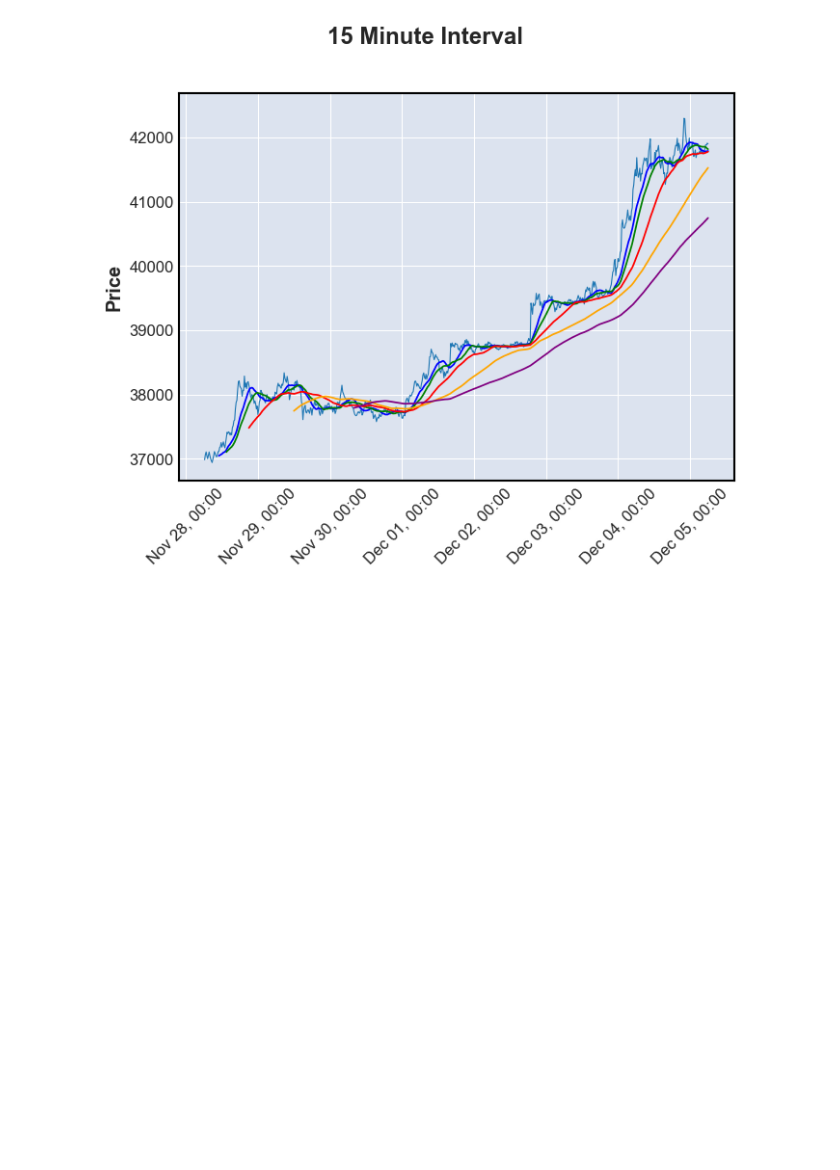
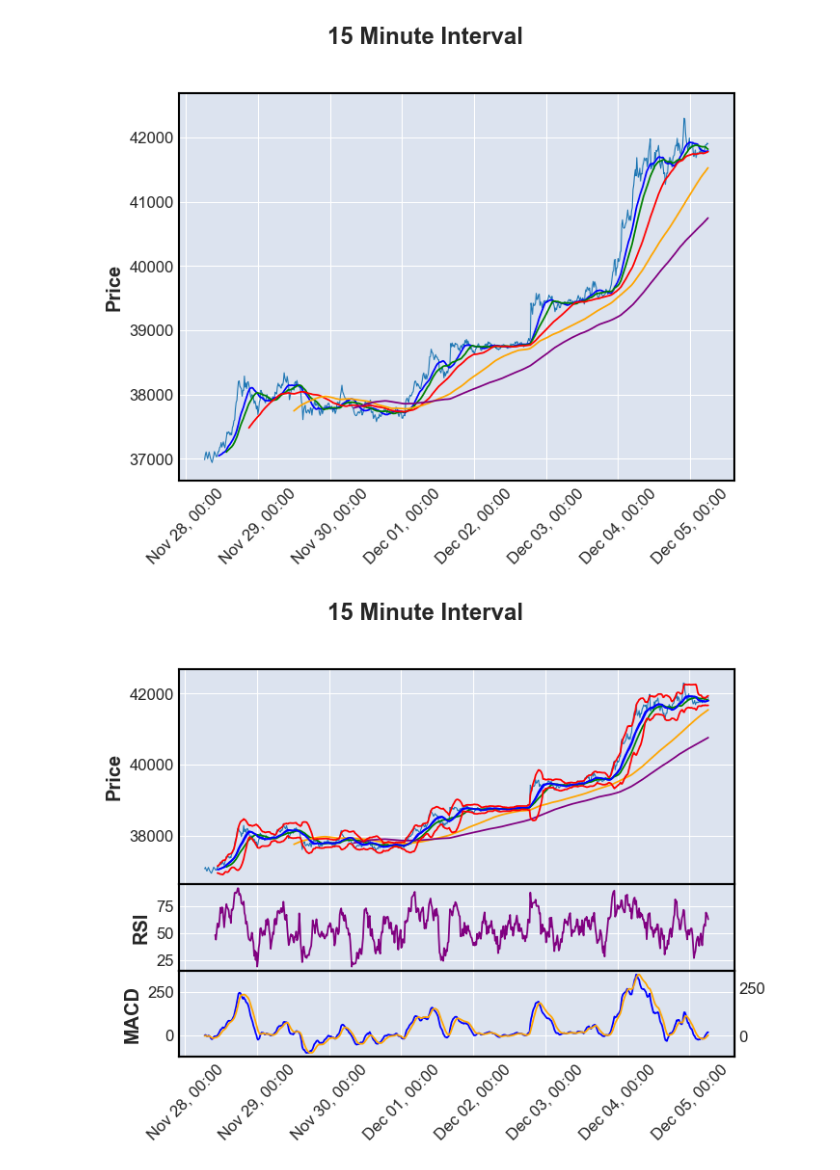
Before and after one commit to akfldk1028/stock_base, a Jupyter notebook: 01_base.ipynb, the cells around one changed output. Saved outputs shown, nothing was run; the diff lists cells and outputs as text; code cells hidden in the pictures; blank space fills up the shorter version.

```diff
--- a/01_base.ipynb
+++ b/01_base.ipynb
@@ -150,32 +150,74 @@ client = Client(api_key, api_secret)
 def get_data(symbol, interval, start, end=None):
     candles = client.get_historical_klines(symbol, interval, start, end)
     dates = [x[0] for x in candles]
     data = [x[1:5] for x in candles]  # Open, High, Low, Close
     df = pd.DataFrame(data, index=pd.to_datetime(dates, unit='ms'), columns=['Open', 'High', 'Low', 'Close']).astype(float)
     # 이동 평균 계산
     df['MA20'] = df['Close'].rolling(window=20).mean()
     df['MA30'] = df['Close'].rolling(window=30).mean()
     df['MA60'] = df['Close'].rolling(window=60).mean()
     df['MA120'] = df['Close'].rolling(window=120).mean()
     df['MA200'] = df['Close'].rolling(window=200).mean()
+
+    # 이동 평균 및 볼린저 밴드 계산
+    period = 18
+    multiplier = 2.0
+    df['MA'] = df['Close'].rolling(window=period).mean()
+    df['STD'] = df['Close'].rolling(window=period).std()
+    df['Upper'] = df['MA'] + (df['STD'] * multiplier)
+    df['Lower'] = df['MA'] - (df['STD'] * multiplier)
+
     return df
 
 
 # 데이터 가져오기
 data_15m = get_data("BTCUSDT", Client.KLINE_INTERVAL_15MINUTE, "7 day ago UTC")
 data_1h = get_data("BTCUSDT", Client.KLINE_INTERVAL_1HOUR, "30 day ago UTC")
 data_4h = get_data("BTCUSDT", Client.KLINE_INTERVAL_4HOUR, "120 day ago UTC")
 data_1d = get_data("BTCUSDT", Client.KLINE_INTERVAL_1DAY, "1 Jan, 2021")
 
 
 # 이동 평균선 추가
 ma_plots = [
     mpf.make_addplot(data_15m['MA20'], color='blue'),
     mpf.make_addplot(data_15m['MA30'], color='green'),
     mpf.make_addplot(data_15m['MA120'], color='orange'),
-    mpf.make_addplot(data_15m['MA200'], color='purple')
+    mpf.make_addplot(data_15m['MA200'], color='purple'),
+    mpf.make_addplot(data_15m['MA'], color='blue'),
+    mpf.make_addplot(data_15m['Upper'], color='red', linestyle='solid'),
+    mpf.make_addplot(data_15m['Lower'], color='red', linestyle='solid')
 ]
 
 # 차트 생성
-mpf.plot(data_15m, type='line', addplot=ma_plots, title="15 Minute Interval", show_nontrading=True)
+# mpf.plot(data_15m, type='line', addplot=ma_plots, title="15 Minute Interval", show_nontrading=True)
 # 나머지 차트에도 동일하게 적용할 수 있습니다.
+
+
+# RSI 계산 함수
+def compute_rsi(data, window=14):
+    diff = data.diff(1).dropna()
+    gain = (diff.where(diff > 0, 0)).rolling(window=window).mean()
+    loss = (-diff.where(diff < 0, 0)).rolling(window=window).mean()
+    rs = gain / loss
+    return 100 - (100 / (1 + rs))
+
+# MACD 계산 함수
+def compute_macd(data, slow=26, fast=12, signal=9):
+    exp1 = data.ewm(span=fast, adjust=False).mean()
+    exp2 = data.ewm(span=slow, adjust=False).mean()
+    macd = exp1 - exp2
+    signal_line = macd.ewm(span=signal, adjust=False).mean()
+    return macd, signal_line
+
+# 데이터에 RSI 및 MACD 추가
+data_15m['RSI'] = compute_rsi(data_15m['Close'])
+data_15m['MACD'], data_15m['Signal'] = compute_macd(data_15m['Close'])
+
+rsi_plot = mpf.make_addplot(data_15m['RSI'], panel=1, color='purple', ylabel='RSI')
+macd_plot = mpf.make_addplot(data_15m['MACD'], panel=2, color='blue', ylabel='MACD')
+signal_plot = mpf.make_addplot(data_15m['Signal'], panel=2, color='orange')
+
+# 차트 생성
+mpf.plot(data_15m, type='line', addplot=ma_plots + [rsi_plot, macd_plot, signal_plot], title="15 Minute Interval", show_nontrading=True)
+# %% [output]
+[figure, added]
```
Also changed, not shown: 10 other files.
